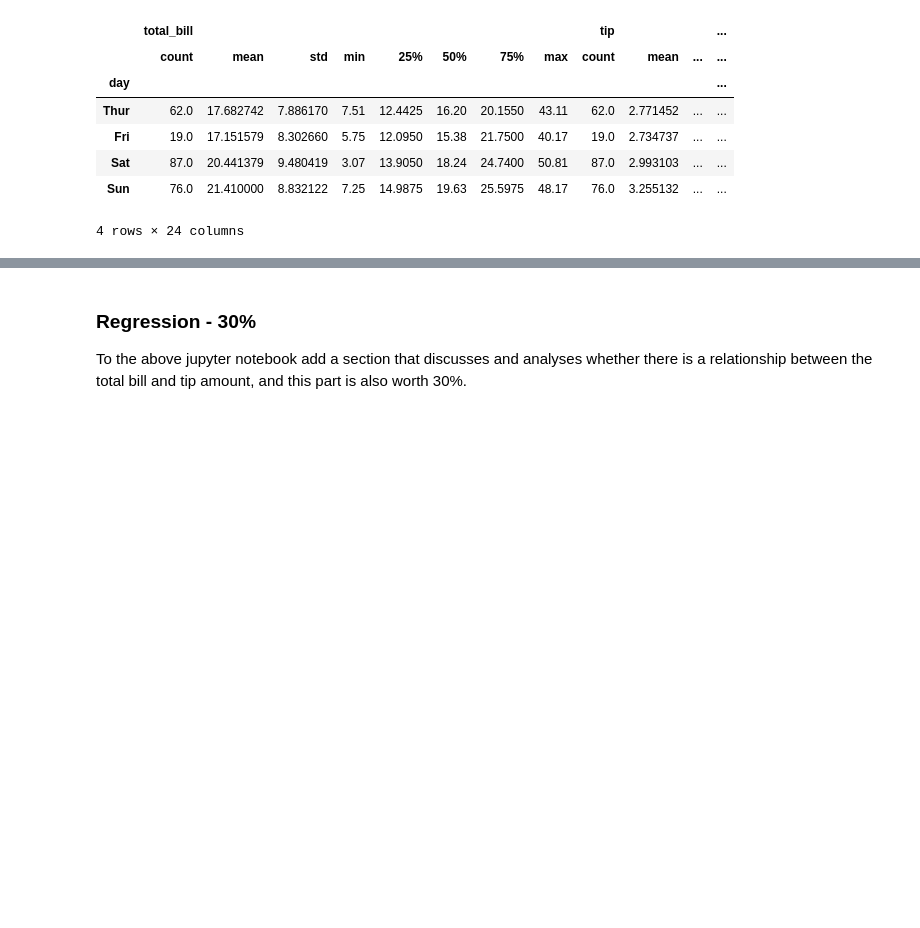
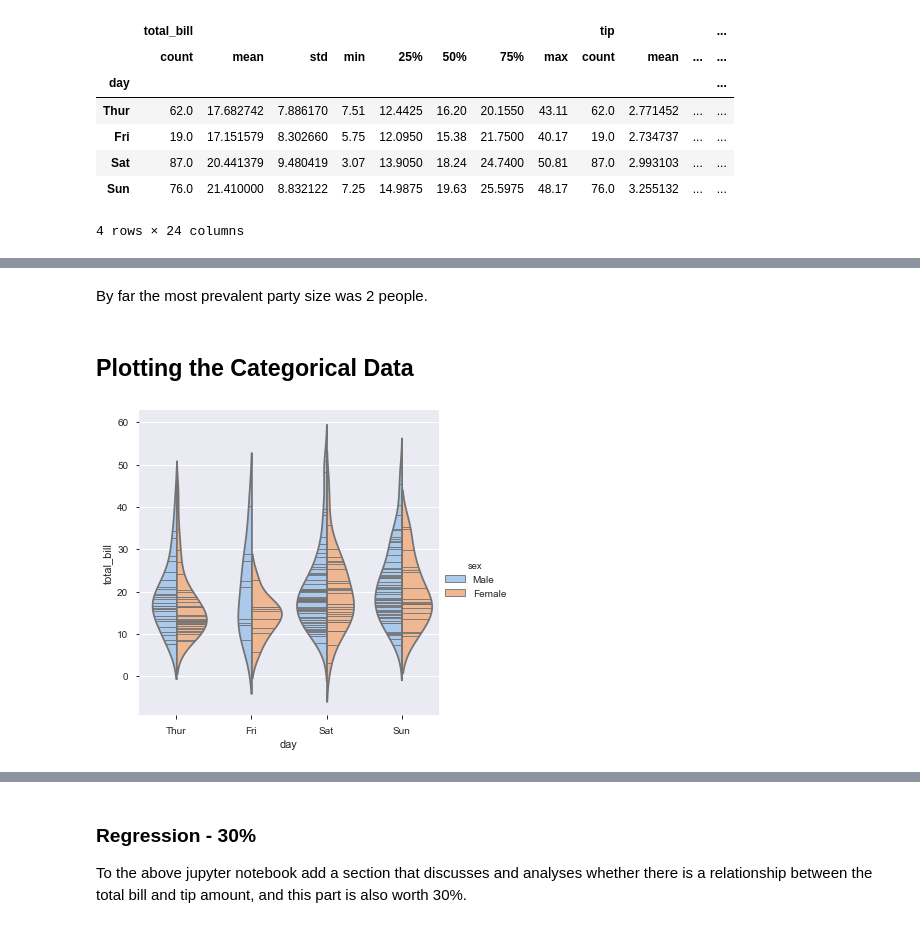
Before and after one commit to YBrady/FDA-Project, a Jupyter notebook: FDA Tips Project.ipynb, the cells around one changed output, grey strips where cells are left out. Saved outputs shown, nothing was run; the diff lists cells and outputs as text; code cells hidden in the pictures; blank space fills up the shorter version.

```diff
--- a/FDA Tips Project.ipynb
+++ b/FDA Tips Project.ipynb
@@ -230,0 +296,10 @@ tips.groupby("day").describe()
+# %% [markdown]
+By far the most prevalent party size was 2 people.
+# %% [markdown]
+## Plotting the Categorical Data ##
+# %%
+sns.catplot(x="day", y="total_bill", hue="sex",
+            kind="violin", inner="stick", split=True,
+            palette="pastel", data=tips);
+# %% [output]
+[figure, added]
```
Also changed, not shown: parts of 18 cells of this notebook.
